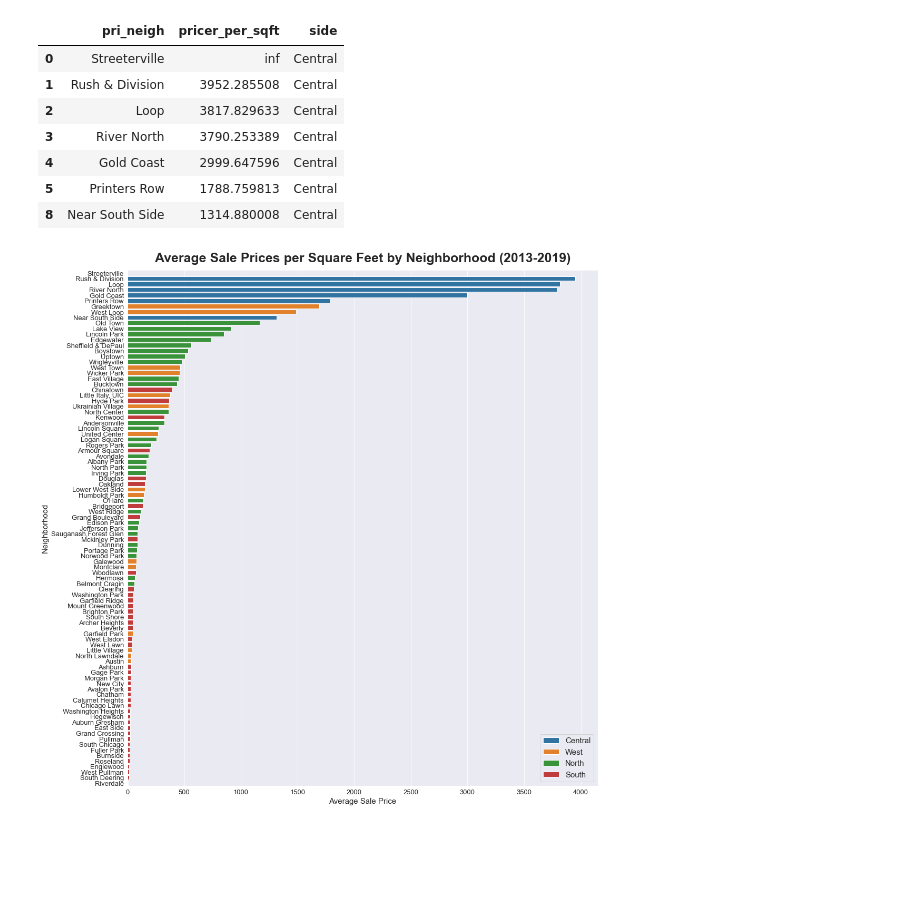
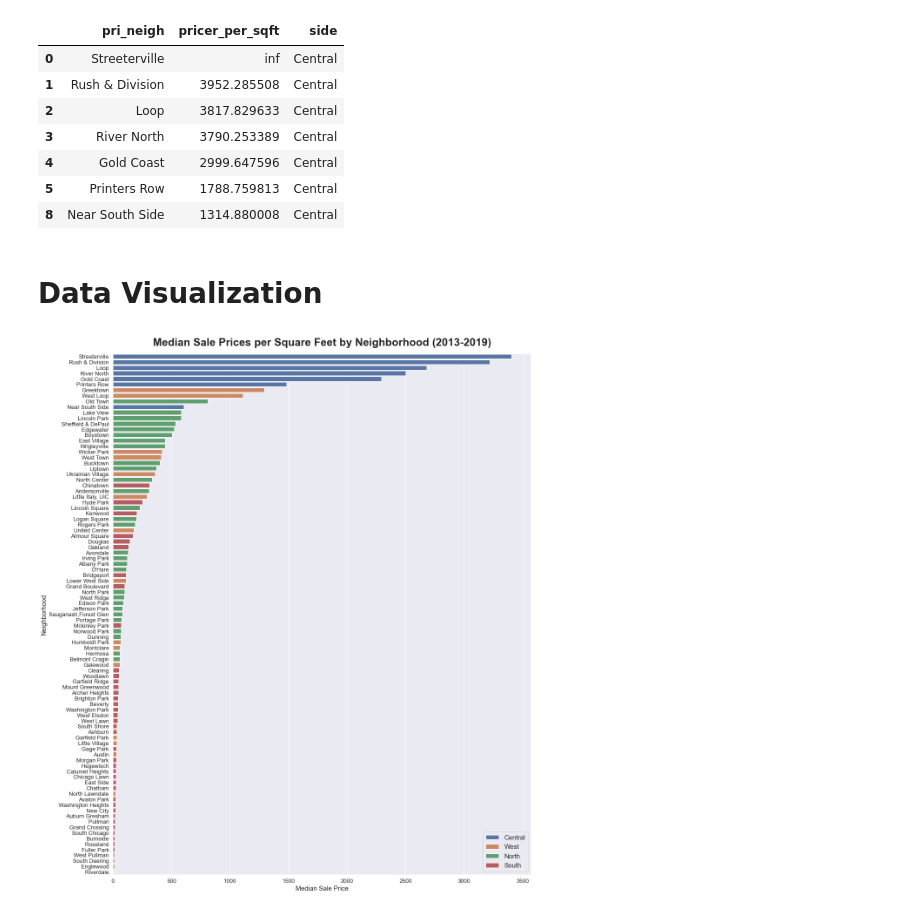
Before and after one commit to ymericson/ml-project, a Jupyter notebook: data_viz.ipynb, the cells around one changed output. Drawn from its saved outputs; the diff is of its cells as text; code cells hidden in the pictures; blank space fills up the shorter version.

Commit message:
switched from average to median sales price
also added more graphs

```diff
--- a/data_viz.ipynb
+++ b/data_viz.ipynb
@@ -68,27 +63,28 @@ final_df_avgsale[final_df_avgsale['side'] == 'Central']
 | 4 | Gold Coast | 2999.647596 | Central |
 | 5 | Printers Row | 1788.759813 | Central |
 | 8 | Near South Side | 1314.880008 | Central |
+# %% [markdown]
+# Data Visualization
 # %%
-#final_df['pricer_per_unit'] = final_df['sale_price'] / final_df['n_units']
 final_df['pricer_per_unit'] = final_df['sale_price'] / (final_df['hd_sf'] / final_df['n_units'])
 
-final_df_avgsale = pd.DataFrame(final_df.groupby('pri_neigh')['pricer_per_unit'].mean().sort_values(ascending=False)).reset_index()
+final_df_avgsale = pd.DataFrame(final_df.groupby('pri_neigh')['pricer_per_unit'].median().sort_values(ascending=False)).reset_index()
 final_df_avgsale = final_df_avgsale.merge(sales_gdf[['pri_neigh', 'side']].drop_duplicates(), on='pri_neigh', how='left')
 
 fig, ax = plt.subplots(figsize=(16,18))
 
 sns.barplot(final_df_avgsale.pricer_per_unit, final_df_avgsale.pri_neigh, hue=final_df_avgsale.side, dodge=False)
-ax.set_title('Average Sale Prices per Square Feet by Neighborhood (2013-2019)', fontsize=25,
+ax.set_title('Median Sale Prices per Square Feet by Neighborhood (2013-2019)', fontsize=25,
              fontweight="bold", loc='center', y=1.01)
-ax.set_xlabel('Average Sale Price', fontsize=15)
+ax.set_xlabel('Median Sale Price', fontsize=15)
 ax.set_ylabel('Neighborhood', fontsize=15)
 plt.xticks(fontsize=13)
 plt.yticks(fontsize=13)
 plt.legend(loc='lower right', fontsize=15)
 
 fig.tight_layout()
 plt.savefig('figures/saleprice_per_sqft_by_nbh.png')
 plt.show()
 # %% [output]
-[figure, old version]
+[figure, new version]
 # %%
```
Also changed, not shown: parts of 21 cells of this notebook, 12 other files.
